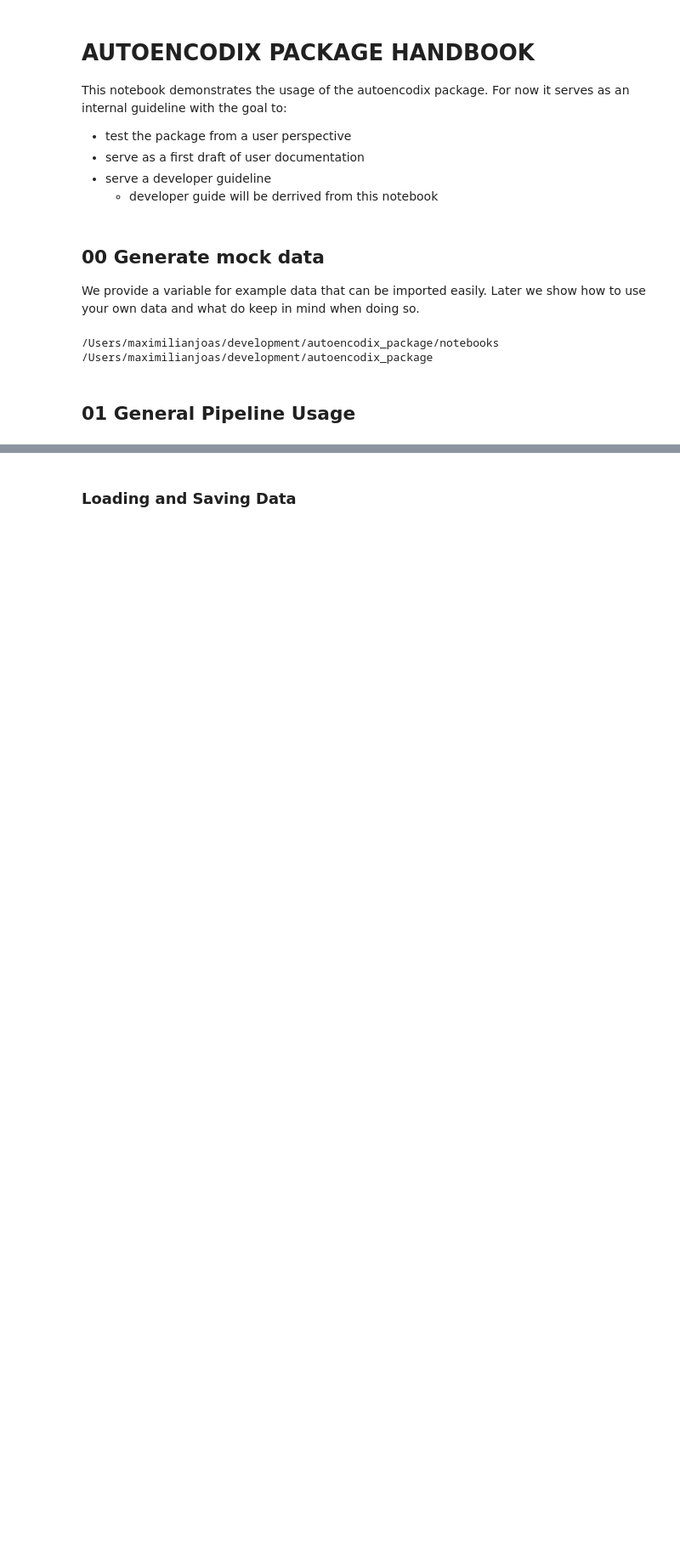
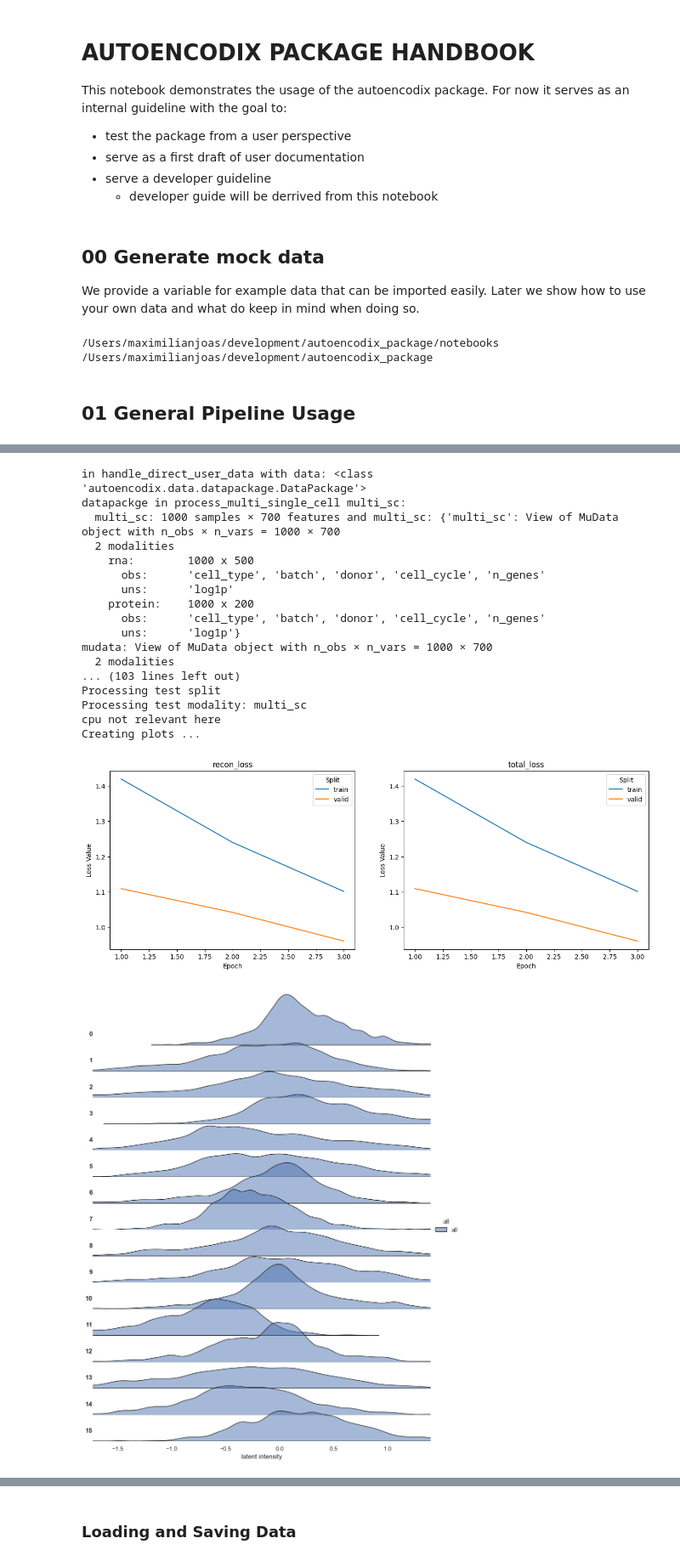
Before and after one commit to jan-forest/autoencodix_package, a Jupyter notebook: notebooks/0.0-mj-sandbox.ipynb, the cells around one changed output, grey strips where cells are left out. Shown at 85% size. Saved outputs shown, nothing was run; the diff lists cells and outputs as text; code cells hidden in the pictures; blank space fills up the shorter version.

```diff
--- a/notebooks/0.0-mj-sandbox.ipynb
+++ b/notebooks/0.0-mj-sandbox.ipynb
@@ -75,7 +74,7 @@ KeyError: 'train'
 # data should be a numpy array, pandas dataframe or AnnData object
 # possible to pass a custom Config object
 config = DefaultConfig(data_case=DataCase.MULTI_SINGLE_CELL)
-van = acx.Vanillix(user_data=raw_sc, config=config)
+van = acx.Vanillix(data=raw_sc, config=config)
 # ------------------------------------------------
 ### DATA PROCESSING ### --------------------------
 # job of old make data
@@ -84,30 +83,50 @@ van = acx.Vanillix(user_data=raw_sc, config=config)
 # possible to pass a custom Config object, or keyword arguments
 van.preprocess()
 # ------------------------------------------------
 ### MODEL TRAINING ### --------------------------
 # job of old make model
 # calls self.Trainer class to init and train model
 # populates self._model attribute with trained model
 # populates self.result attribute with training results (model, losses, etc)
 van.fit()
 # ------------------------------------------------
 ### PREDICTION ### -------------------------------
 # job of old make predict
 # if no data is passed, used the test split from preprocessing
 # otherwise, uses the data passed, and preprocesses it
 # updates self.result attribute with predictions (latent space, reconstructions, etc)
 van.predict()
 # ------------------------------------------------
 ### EVALUATION ### -------------------------------
 # job of old make ml_task
 # populates self.result attribute with ml task results
 van.evaluate()  # not implemented yet
 # ------------------------------------------------
 ### VISUALIZATION ### ---------------------------
 # job of old make visualize
 # populates self.result attribute with visualizations
 van.visualize()
 # show visualizations for notebook use
 van.show_result()
 # --------------------------
 # --------------------------
+# %% [output]
+in handle_direct_user_data with data: <class 'autoencodix.data.datapackage.DataPackage'>
+datapackge in process_multi_single_cell multi_sc:
+  multi_sc: 1000 samples × 700 features and multi_sc: {'multi_sc': View of MuData object with n_obs × n_vars = 1000 × 700
+  2 modalities
+    rna:        1000 x 500
+      obs:      'cell_type', 'batch', 'donor', 'cell_cycle', 'n_genes'
+      uns:      'log1p'
+    protein:    1000 x 200
+      obs:      'cell_type', 'batch', 'donor', 'cell_cycle', 'n_genes'
+      uns:      'log1p'}
+mudata: View of MuData object with n_obs × n_vars = 1000 × 700
+  2 modalities
+... (103 lines left out)
+Processing test split
+Processing test modality: multi_sc
+cpu not relevant here
+Creating plots ...
+[figure, added]
+[figure, added]
```
Also changed, not shown: parts of 88 cells of this notebook, 14 other files.
